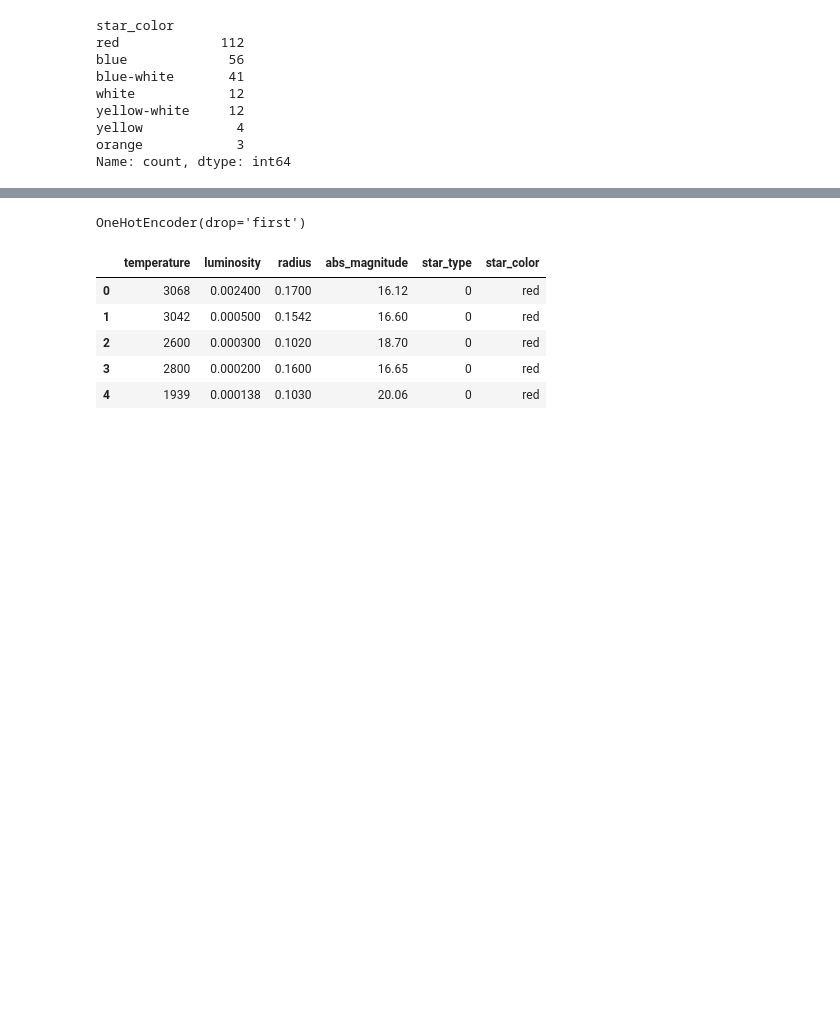
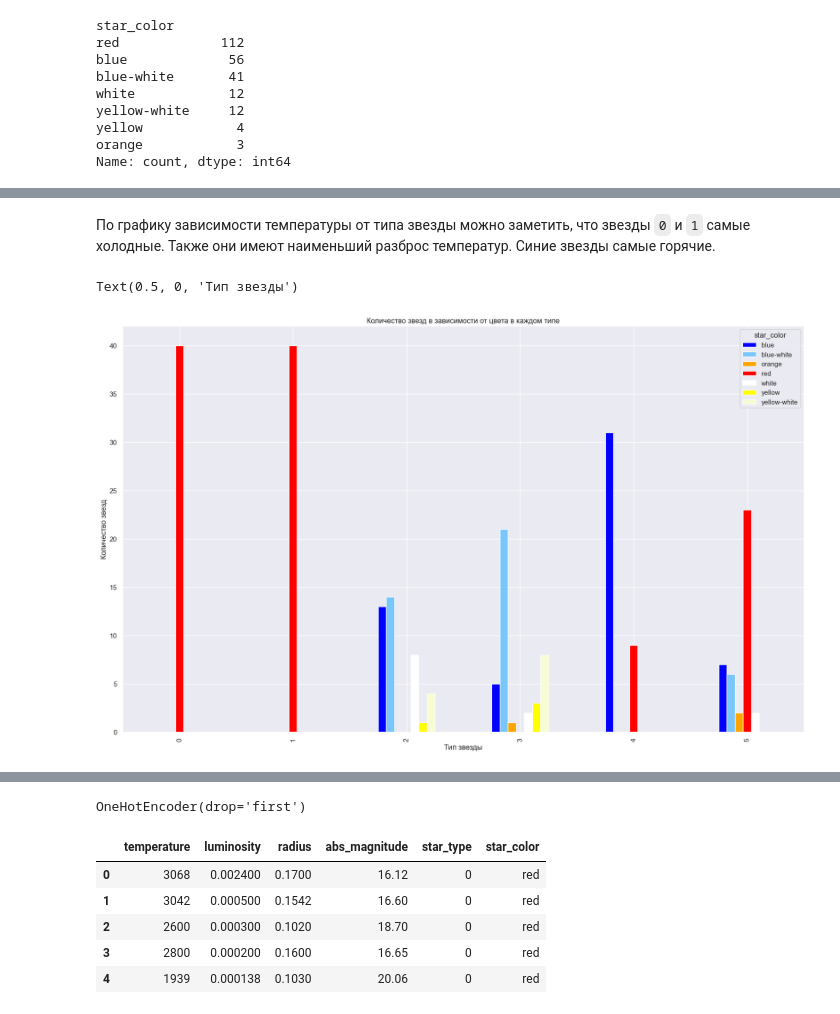
Before and after one commit to AlexanderKhasanov/temperature_stars, a Jupyter notebook: stars.ipynb, the cells around one changed output, grey strips where cells are left out. Drawn from its saved outputs; the diff is of its cells as text; code cells hidden in the pictures; blank space fills up the shorter version.

```diff
--- a/stars.ipynb
+++ b/stars.ipynb
@@ -98,0 +178,10 @@ sns.pairplot(data)
+# %% [markdown]
+По графику зависимости температуры от типа звезды можно заметить, что звезды `0` и `1` самые холодные. Также они имеют наименьший разброс температур. Синие звезды самые горячие.
+# %%
+ax = pd.crosstab(data['star_type'], data['star_color']).plot.bar(figsize=(20, 12), color=color_color)
+ax.set_title('Количество звезд в зависимости от цвета в каждом типе')
+ax.set_ylabel('Количество звезд')
+ax.set_xlabel('Тип звезды')
+# %% [output]
+Text(0.5, 0, 'Тип звезды')
+[figure, added]
```
Also changed, not shown: parts of 20 cells of this notebook.
